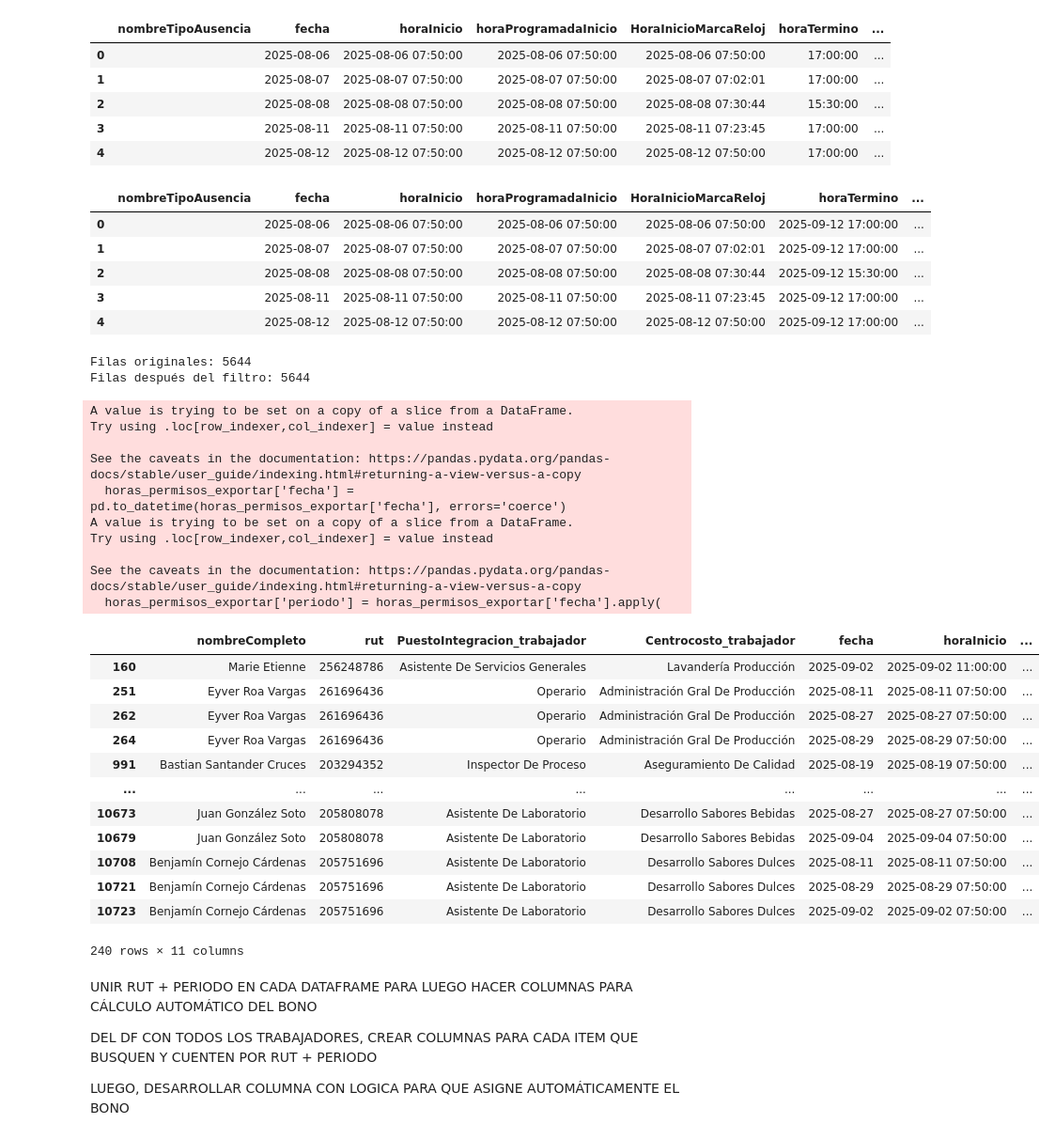
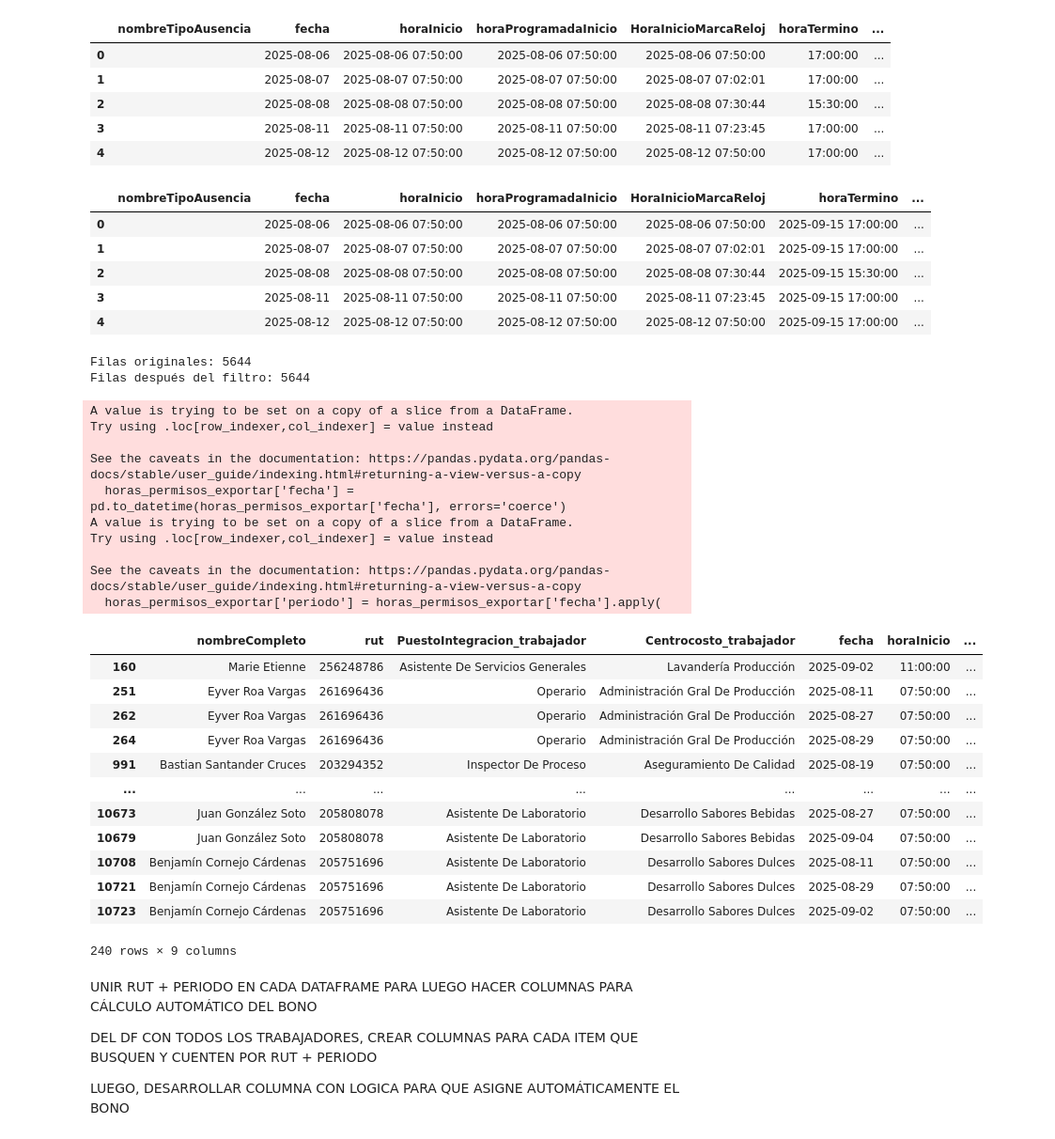
Before and after one commit to bgacitua/contenedor_cramer, a Jupyter notebook: Scripts de Python/Script Bono Asistencia/script_bono_asistencia_v3_final.ipynb, the cells around one changed output. Shown at 94% size. Cells and saved outputs as stored; diff of their text form; code cells hidden in the pictures.

```diff
--- a/Scripts de Python/Script Bono Asistencia/script_bono_asistencia_v3_final.ipynb
+++ b/Scripts de Python/Script Bono Asistencia/script_bono_asistencia_v3_final.ipynb
@@ -630,17 +696,17 @@ df_atrasos_calculo['HoraTerminoMarcaReloj'] = pd.to_datetime(df_atrasos_calculo[
 df_atrasos_calculo['Diferencia'] = df_atrasos_calculo['horaInicio'] - df_atrasos_calculo['HoraInicioMarcaReloj']
 
 # Extraer los minutos y segundos de la columna 'Diferencia'
-df_atrasos_calculo['minutos_antes'] = df_atrasos_calculo['Diferencia'].dt.total_seconds() / 60
+df_atrasos_calculo['minutos_atraso'] = df_atrasos_calculo['Diferencia'].dt.total_seconds() / 60
 df_atrasos_calculo['segundos_antes'] = df_atrasos_calculo['Diferencia'].dt.total_seconds() % 60
 # %%
 display(df_atrasos_calculo.head())
 # %% [output]
 |  | nombreTipoAusencia | fecha | horaInicio | horaProgramadaInicio | HoraInicioMarcaReloj | horaTermino | ... |
-| 0 |  | 2025-08-06 | 2025-08-06 07:50:00 | 2025-08-06 07:50:00 | 2025-08-06 07:50:00 | 2025-09-12 17:00:00 | ... |
-| 1 |  | 2025-08-07 | 2025-08-07 07:50:00 | 2025-08-07 07:50:00 | 2025-08-07 07:02:01 | 2025-09-12 17:00:00 | ... |
-| 2 |  | 2025-08-08 | 2025-08-08 07:50:00 | 2025-08-08 07:50:00 | 2025-08-08 07:30:44 | 2025-09-12 15:30:00 | ... |
-| 3 |  | 2025-08-11 | 2025-08-11 07:50:00 | 2025-08-11 07:50:00 | 2025-08-11 07:23:45 | 2025-09-12 17:00:00 | ... |
-| 4 |  | 2025-08-12 | 2025-08-12 07:50:00 | 2025-08-12 07:50:00 | 2025-08-12 07:50:00 | 2025-09-12 17:00:00 | ... |
+| 0 |  | 2025-08-06 | 2025-08-06 07:50:00 | 2025-08-06 07:50:00 | 2025-08-06 07:50:00 | 2025-09-15 17:00:00 | ... |
+| 1 |  | 2025-08-07 | 2025-08-07 07:50:00 | 2025-08-07 07:50:00 | 2025-08-07 07:02:01 | 2025-09-15 17:00:00 | ... |
+| 2 |  | 2025-08-08 | 2025-08-08 07:50:00 | 2025-08-08 07:50:00 | 2025-08-08 07:30:44 | 2025-09-15 15:30:00 | ... |
+| 3 |  | 2025-08-11 | 2025-08-11 07:50:00 | 2025-08-11 07:50:00 | 2025-08-11 07:23:45 | 2025-09-15 17:00:00 | ... |
+| 4 |  | 2025-08-12 | 2025-08-12 07:50:00 | 2025-08-12 07:50:00 | 2025-08-12 07:50:00 | 2025-09-15 17:00:00 | ... |
 # %%
 df_atrasos_calculo['nombreCompleto'] = df_atrasos_calculo['nombre'].str.cat([
     df_atrasos_calculo['apellidoPaterno'],
@@ -650,59 +716,74 @@ df_atrasos_calculo = df_atrasos_calculo[df_atrasos_calculo['PuestoIntegracion_tr
 print(f"Filas originales: {df_atrasos_calculo.shape[0]}")
 print(f"Filas después del filtro: {df_atrasos_calculo.shape[0]}")
 
-columnas_finales = ['nombreCompleto', 'rut', 'PuestoIntegracion_trabajador', 'Centrocosto_trabajador', 'fecha', 'horaInicio', 'HoraInicioMarcaReloj', 'minutos_antes', 'segundos_antes', 'nombreTipoAusencia']
+columnas_finales = ['nombreCompleto', 'rut', 'PuestoIntegracion_trabajador', 'Centrocosto_trabajador', 'fecha', 'horaInicio', 'HoraInicioMarcaReloj', 'minutos_atraso', 'segundos_antes', 'nombreTipoAusencia']
 df_atrasos_calculo_filtrado = df_atrasos_calculo[columnas_finales]
 permisos_aux = [' ']
 horas_permisos_filtrados = df_atrasos_calculo_filtrado[df_atrasos_calculo_filtrado['nombreTipoAusencia'].isin(permisos_aux)]
 
-horas_permisos_exportar = horas_permisos_filtrados[horas_permisos_filtrados['minutos_antes'] < -10]
+horas_permisos_exportar = horas_permisos_filtrados[horas_permisos_filtrados['minutos_atraso'] < -10]
 
 horas_permisos_exportar['fecha'] = pd.to_datetime(horas_permisos_exportar['fecha'], errors='coerce')
 
 horas_permisos_exportar['periodo'] = horas_permisos_exportar['fecha'].apply(
     lambda x: 'Periodo 1' if fecha_inicio_q1 <= x <= fecha_fin_q1 else (
         'Periodo 2' if fecha_inicio_q2 <= x <= fecha_fin_q2 else 'Fuera de rango'
     )
 )
 
+horas_permisos_exportar_tabla = horas_permisos_exportar.copy()
+
+horas_permisos_exportar_tabla['fecha'] = horas_permisos_exportar['fecha'].dt.date
+horas_permisos_exportar_tabla['horaInicio'] = horas_permisos_exportar['horaInicio'].dt.time
+horas_permisos_exportar_tabla['HoraInicioMarcaReloj'] = horas_permisos_exportar['HoraInicioMarcaReloj'].dt.time
+horas_permisos_exportar_tabla['minutos_atraso'] = horas_permisos_exportar['minutos_atraso'].abs().astype(int) - 10
+
+columnas_exportar = ['nombreCompleto', 'rut', 'PuestoIntegracion_trabajador',
+                    'Centrocosto_trabajador', 'fecha', 'horaInicio', 'HoraInicioMarcaReloj',
+                    'minutos_atraso', 'periodo']
+
+horas_permisos_exportar_tabla = horas_permisos_exportar_tabla[columnas_exportar]
+
 agrupado_permisos_exportar = horas_permisos_exportar.groupby(['nombreCompleto', 'rut', 'PuestoIntegracion_trabajador','periodo', 'Centrocosto_trabajador']).agg({
-    'minutos_antes': 'count',
+    'minutos_atraso': 'count',
     'fecha': ['min', 'max']
 }).reset_index()
 
 
 #display(agrupado_permisos_exportar)
-display(horas_permisos_exportar)
+display(horas_permisos_exportar_tabla)
+
+
 
 
 #ruta = r"C:\Users\bgacitua\Desktop\Respaldo marcas Morpho\horas_permisos_exportar.xlsx"
 #horas_permisos_exportar.to_excel(ruta, index=False)
 # %% [output]
 Filas originales: 5644
 Filas después del filtro: 5644
 A value is trying to be set on a copy of a slice from a DataFrame.
 Try using .loc[row_indexer,col_indexer] = value instead
 
 See the caveats in the documentation: https://pandas.pydata.org/pandas-docs/stable/user_guide/indexing.html#returning-a-view-versus-a-copy
   horas_permisos_exportar['fecha'] = pd.to_datetime(horas_permisos_exportar['fecha'], errors='coerce')
 A value is trying to be set on a copy of a slice from a DataFrame.
 Try using .loc[row_indexer,col_indexer] = value instead
 
 See the caveats in the documentation: https://pandas.pydata.org/pandas-docs/stable/user_guide/indexing.html#returning-a-view-versus-a-copy
   horas_permisos_exportar['periodo'] = horas_permisos_exportar['fecha'].apply(
 |  | nombreCompleto | rut | PuestoIntegracion_trabajador | Centrocosto_trabajador | fecha | horaInicio | ... |
-| 160 | Marie Etienne | 256248786 | Asistente De Servicios Generales | Lavandería Producción | 2025-09-02 | 2025-09-02 11:00:00 | ... |
-| 251 | Eyver Roa Vargas | 261696436 | Operario | Administración Gral De Producción | 2025-08-11 | 2025-08-11 07:50:00 | ... |
-| 262 | Eyver Roa Vargas | 261696436 | Operario | Administración Gral De Producción | 2025-08-27 | 2025-08-27 07:50:00 | ... |
-| 264 | Eyver Roa Vargas | 261696436 | Operario | Administración Gral De Producción | 2025-08-29 | 2025-08-29 07:50:00 | ... |
-| 991 | Bastian Santander Cruces | 203294352 | Inspector De Proceso | Aseguramiento De Calidad | 2025-08-19 | 2025-08-19 07:50:00 | ... |
+| 160 | Marie Etienne | 256248786 | Asistente De Servicios Generales | Lavandería Producción | 2025-09-02 | 11:00:00 | ... |
+| 251 | Eyver Roa Vargas | 261696436 | Operario | Administración Gral De Producción | 2025-08-11 | 07:50:00 | ... |
+| 262 | Eyver Roa Vargas | 261696436 | Operario | Administración Gral De Producción | 2025-08-27 | 07:50:00 | ... |
+| 264 | Eyver Roa Vargas | 261696436 | Operario | Administración Gral De Producción | 2025-08-29 | 07:50:00 | ... |
+| 991 | Bastian Santander Cruces | 203294352 | Inspector De Proceso | Aseguramiento De Calidad | 2025-08-19 | 07:50:00 | ... |
 | ... | ... | ... | ... | ... | ... | ... | ... |
-| 10673 | Juan González Soto | 205808078 | Asistente De Laboratorio | Desarrollo Sabores Bebidas | 2025-08-27 | 2025-08-27 07:50:00 | ... |
-| 10679 | Juan González Soto | 205808078 | Asistente De Laboratorio | Desarrollo Sabores Bebidas | 2025-09-04 | 2025-09-04 07:50:00 | ... |
-| 10708 | Benjamín Cornejo Cárdenas | 205751696 | Asistente De Laboratorio | Desarrollo Sabores Dulces | 2025-08-11 | 2025-08-11 07:50:00 | ... |
-| 10721 | Benjamín Cornejo Cárdenas | 205751696 | Asistente De Laboratorio | Desarrollo Sabores Dulces | 2025-08-29 | 2025-08-29 07:50:00 | ... |
-| 10723 | Benjamín Cornejo Cárdenas | 205751696 | Asistente De Laboratorio | Desarrollo Sabores Dulces | 2025-09-02 | 2025-09-02 07:50:00 | ... |
+| 10673 | Juan González Soto | 205808078 | Asistente De Laboratorio | Desarrollo Sabores Bebidas | 2025-08-27 | 07:50:00 | ... |
+| 10679 | Juan González Soto | 205808078 | Asistente De Laboratorio | Desarrollo Sabores Bebidas | 2025-09-04 | 07:50:00 | ... |
+| 10708 | Benjamín Cornejo Cárdenas | 205751696 | Asistente De Laboratorio | Desarrollo Sabores Dulces | 2025-08-11 | 07:50:00 | ... |
+| 10721 | Benjamín Cornejo Cárdenas | 205751696 | Asistente De Laboratorio | Desarrollo Sabores Dulces | 2025-08-29 | 07:50:00 | ... |
+| 10723 | Benjamín Cornejo Cárdenas | 205751696 | Asistente De Laboratorio | Desarrollo Sabores Dulces | 2025-09-02 | 07:50:00 | ... |
-240 rows × 11 columns
+240 rows × 9 columns
 # %% [markdown]
 UNIR RUT + PERIODO EN CADA DATAFRAME PARA LUEGO HACER COLUMNAS PARA CÁLCULO AUTOMÁTICO DEL BONO
 
```
Also changed, not shown: parts of 8 cells of this notebook, 11 other files.
